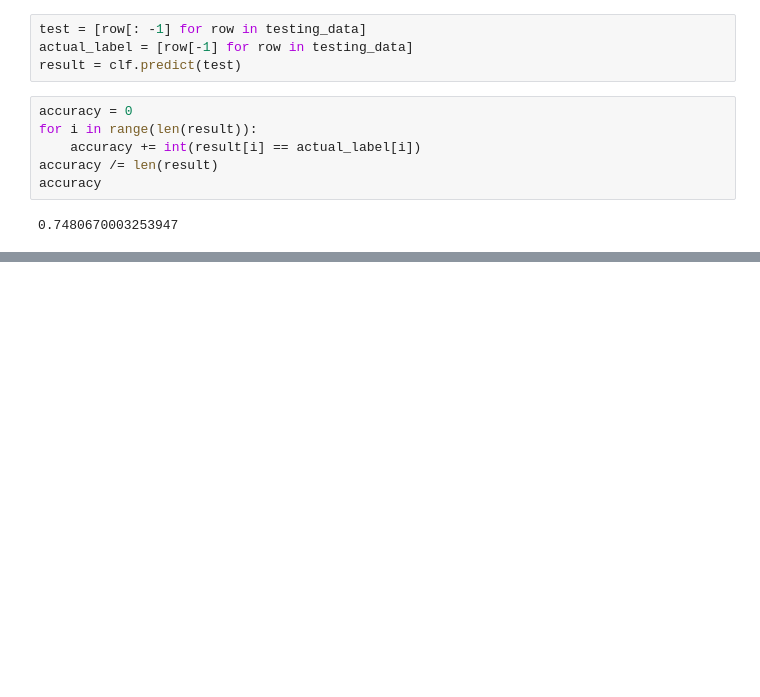
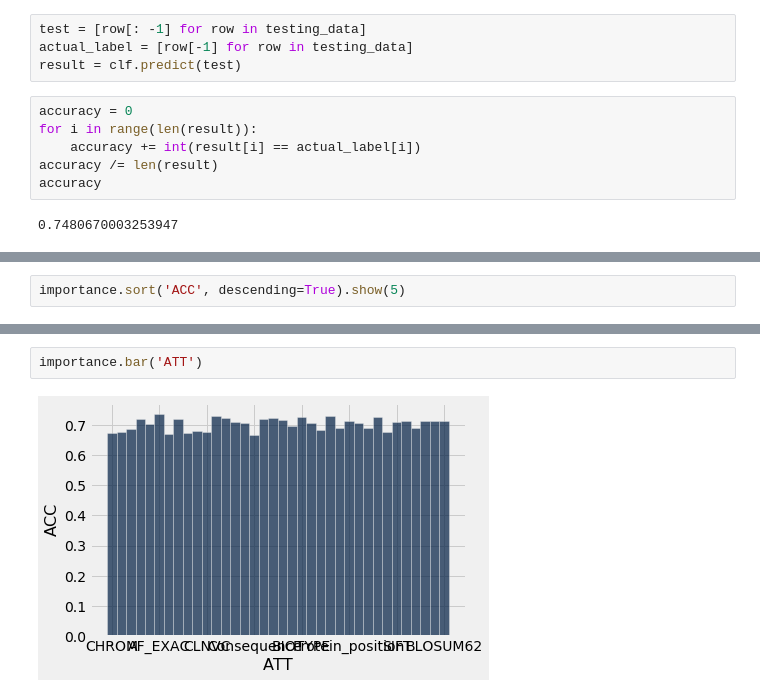
Before and after one commit to frostace/BinaryClassification, a Jupyter notebook: Random Forest.ipynb, the cells around one changed output, grey strips where cells are left out. Cells and saved outputs as stored; diff of their text form; blank space fills up the shorter version.

```diff
--- a/Random Forest.ipynb
+++ b/Random Forest.ipynb
@@ -392,0 +437,2 @@ accuracy
+# %%
+importance.sort('ACC', descending=True).show(5)
@@ -392,0 +447,4 @@ accuracy
+# %%
+importance.bar('ATT')
+# %% [output]
+[figure, added]
```
Also changed, not shown: parts of 13 cells of this notebook, 11 other files.
